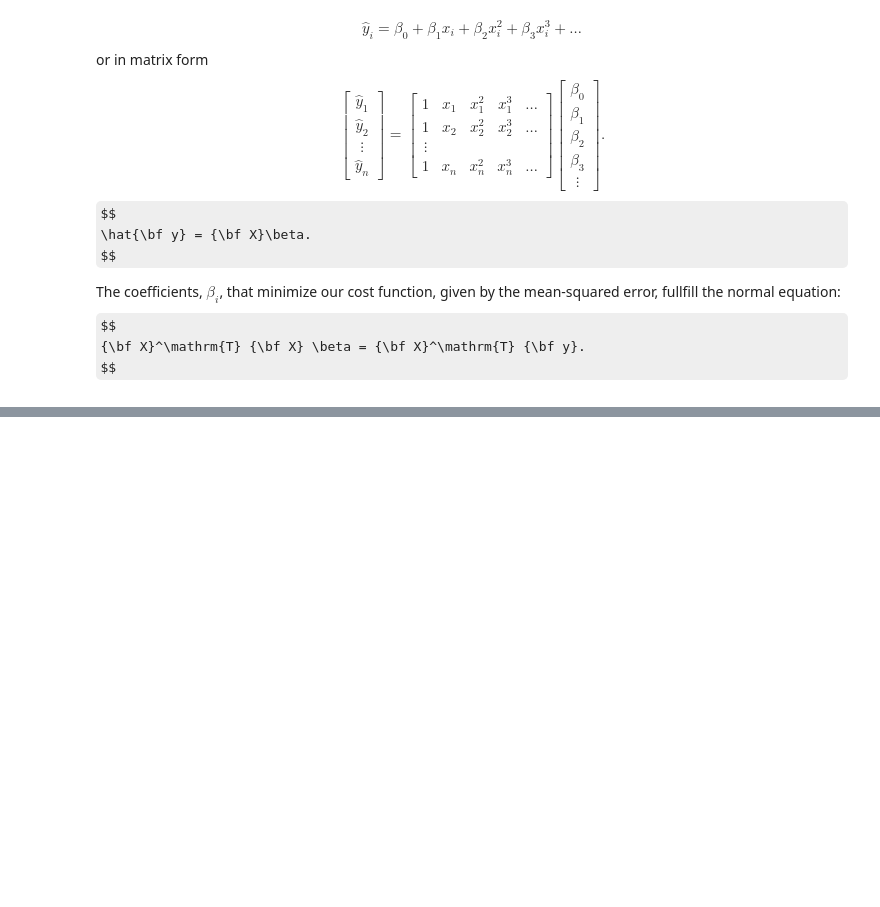
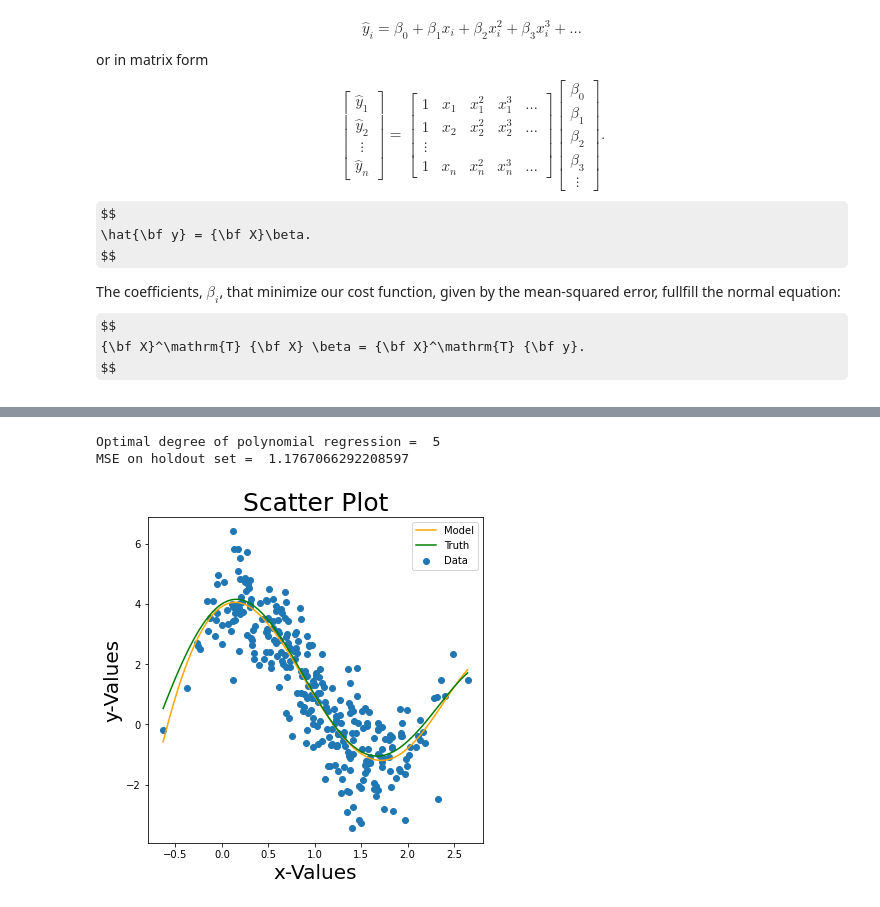
Before and after one commit to rhennig/EMA6938, a Jupyter notebook: Notebooks/8.Cross-Validation.ipynb, the cells around one changed output, grey strips where cells are left out. Saved outputs shown, nothing was run; the diff lists cells and outputs as text; code cells hidden in the pictures; some formulas as TeX source; blank space fills up the shorter version.

```diff
--- a/Notebooks/8.Cross-Validation.ipynb
+++ b/Notebooks/8.Cross-Validation.ipynb
@@ -108,0 +111,39 @@ Text(0.5, 1.0, 'MSE VS Degree')
+# %%
+# Validate optimal model on holdout data set
+
+# Select the optimal hyperparameter
+degree = np.argmin(cross_validation_error)+1
+print("Optimal degree of polynomial regression = ", degree)
+
+# Fit the model parameters using the optimal hyperparameter
+x_poly_train = PolynomialFeatures(degree).fit_transform(x_train)  # Create the polynomial features for the training set
+lr           = LinearRegression(fit_intercept=False)
+model        = lr.fit(x_poly_train,y_train)                       # Optimize the linear regression coefficient
+
+# Measure performance of optimal model on holdout dataset
+x_poly_test = PolynomialFeatures(degree).fit_transform(x_test)    # Create polynomial features on holdout set
+y_test_pred = model.predict(x_poly_test)                          # Predictions of the model on holdout set
+mse_test    = mean_squared_error(y_test,y_test_pred)              # MSE on holdout set
+
+print("MSE on holdout set = ", mse_test)
+
+# Calculate optimal polynomial regression
+x_model = np.linspace(np.min(x), np.max(x), 100)
+X_model = PolynomialFeatures(degree).fit_transform(np.array([x_model.flatten()]).T)
+y_model_pred = model.predict(X_model)
+y_truth = np.cos(x_model)+2*np.sin(x_model)+3*np.cos(x_model*2)
+
+# Plot the whole dataset
+fig,ax=plt.subplots(figsize=(6,6))
+ax.scatter(x, y, label='Data')
+ax.plot(x_model, y_model_pred, color='orange', label='Model')
+ax.plot(x_model, y_truth, color='green', label='Truth')
+ax.set_xlabel('x-Values',fontsize=20)
+ax.set_ylabel('y-Values',fontsize=20)
+ax.set_title('Scatter Plot',fontsize=25)
+plt.legend(loc="upper right")
+plt.show()
+# %% [output]
+Optimal degree of polynomial regression =  5
+MSE on holdout set =  1.1767066292208597
+[figure, added]
```
Also changed, not shown: parts of 5 cells of this notebook, 1 other file.
